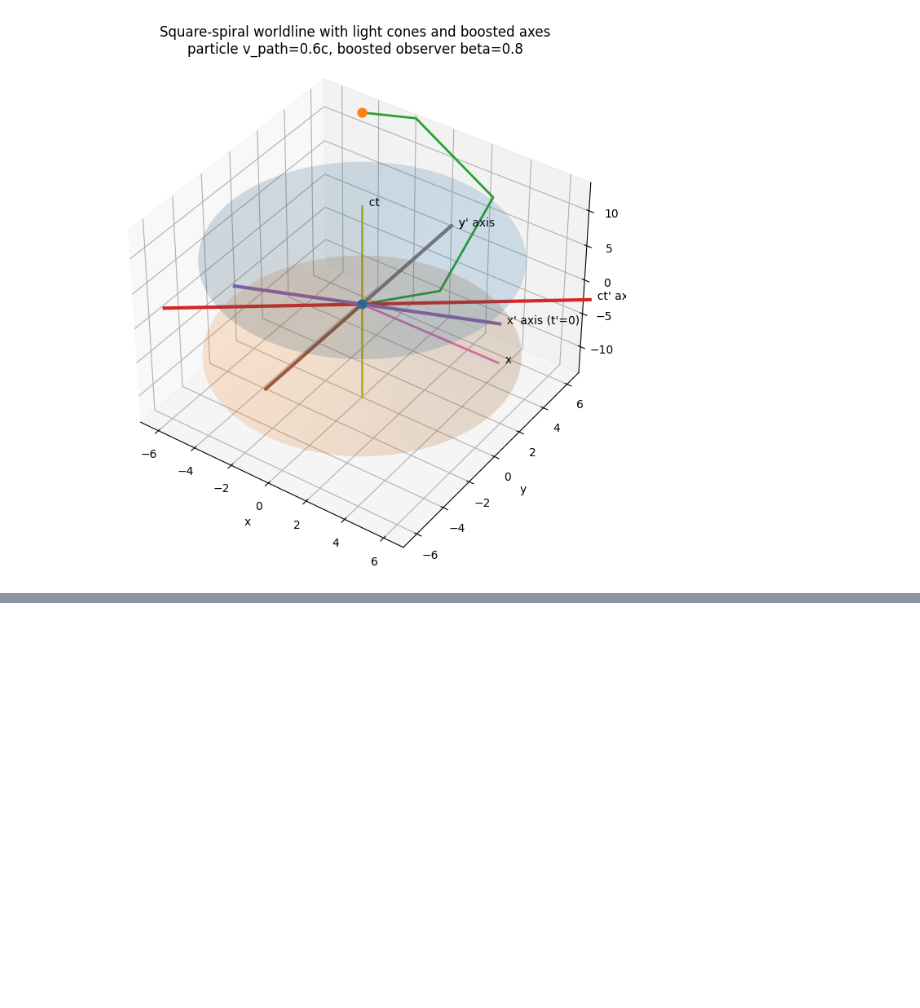
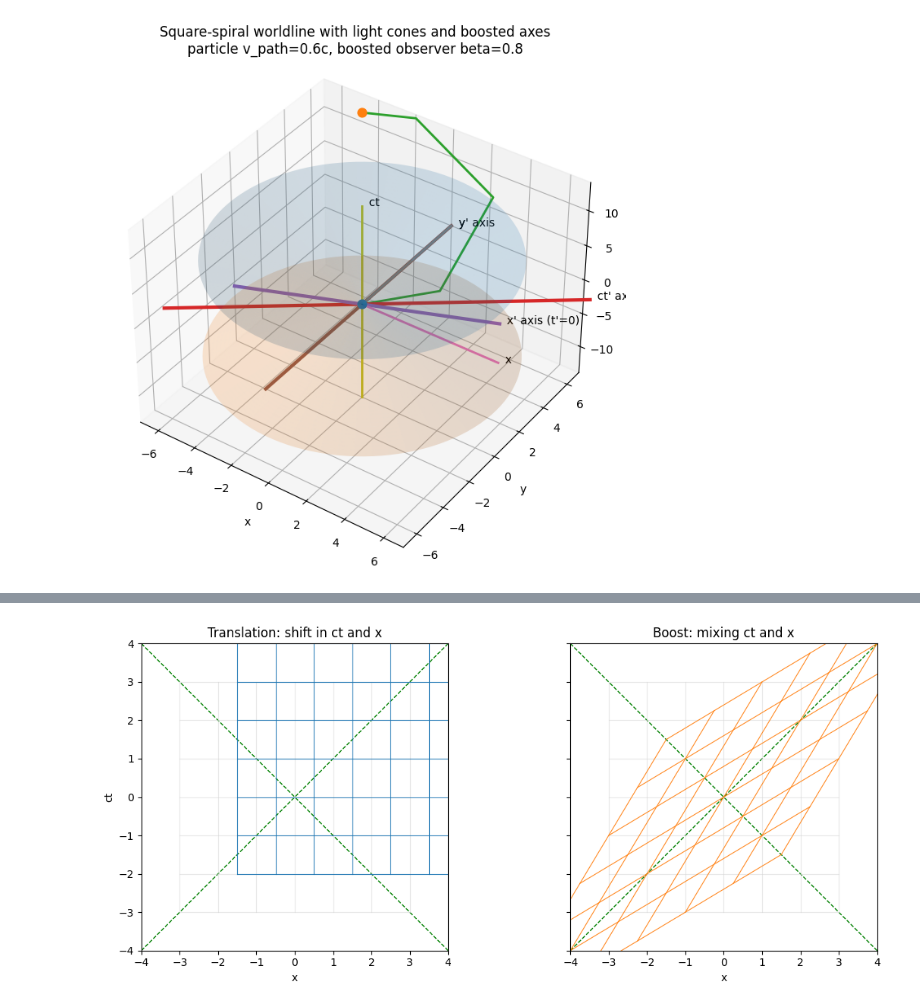
Before and after one commit to chrometoastr/physics, a Jupyter notebook: notebooks/physics/06_relativity/books/Spacetime and Geometry/01_SpecialRelativity.ipynb, the cells around one changed output, grey strips where cells are left out. Drawn from its saved outputs; the diff is of its cells as text; code cells hidden in the pictures; blank space fills up the shorter version.

```diff
--- a/notebooks/physics/06_relativity/books/Spacetime and Geometry/01_SpecialRelativity.ipynb
+++ b/notebooks/physics/06_relativity/books/Spacetime and Geometry/01_SpecialRelativity.ipynb
@@ -1063,0 +1171,86 @@ plt.show()
+# %%
+import numpy as np
+import matplotlib.pyplot as plt
+
+# ----------------------------
+# Helpers for grids and transforms
+# ----------------------------
+ct_vals = np.linspace(-3, 3, 7)
+x_vals = np.linspace(-3, 3, 7)
+line = np.linspace(-4, 4, 200)
+
+
+def draw_light_cone(ax):
+    ax.plot(line, line, color="green", linestyle="--", linewidth=1)
+    ax.plot(line, -line, color="green", linestyle="--", linewidth=1)
+
+
+def draw_grid(ax, transform=None, color="lightgray", linewidth=0.8, alpha=0.7):
+    for ct in ct_vals:
+        x_line = np.linspace(x_vals.min(), x_vals.max(), 200)
+        ct_line = np.full_like(x_line, ct)
+        if transform is None:
+            ct_t, x_t = ct_line, x_line
+        else:
+            ct_t, x_t = transform(ct_line, x_line)
+        ax.plot(x_t, ct_t, color=color, linewidth=linewidth, alpha=alpha)
+
+    for x in x_vals:
+        ct_line = np.linspace(ct_vals.min(), ct_vals.max(), 200)
+        x_line = np.full_like(ct_line, x)
+        if transform is None:
+            ct_t, x_t = ct_line, x_line
+        else:
+            ct_t, x_t = transform(ct_line, x_line)
+        ax.plot(x_t, ct_t, color=color, linewidth=linewidth, alpha=alpha)
+
+
+def translation_transform(a_ct, a_x):
+    def _transform(ct, x):
+        return ct + a_ct, x + a_x
+    return _transform
+
+
+def boost_transform(beta):
+    gamma = 1.0 / np.sqrt(1 - beta**2)
+
+    def _transform(ct, x):
+        ct_p = gamma * (ct + beta * x)
+        x_p = gamma * (beta * ct + x)
+        return ct_p, x_p
+    return _transform
+
+
+# ----------------------------
+# Visualization
+# ----------------------------
+fig, axes = plt.subplots(1, 2, figsize=(12, 5), sharey=True)
+
+# Translation panel
+ax = axes[0]
+draw_light_cone(ax)
+draw_grid(ax, color="lightgray", alpha=0.5)
+translate = translation_transform(a_ct=1.0, a_x=1.5)
+draw_grid(ax, transform=translate, color="tab:blue", alpha=0.9)
+ax.set_title("Translation: shift in ct and x")
+
+# Boost panel
+ax = axes[1]
+draw_light_cone(ax)
+draw_grid(ax, color="lightgray", alpha=0.5)
+boost = boost_transform(beta=0.6)
+draw_grid(ax, transform=boost, color="tab:orange", alpha=0.9)
+ax.set_title("Boost: mixing ct and x")
+
+for ax in axes:
+    ax.set_xlabel("x")
+    ax.set_xlim(-4, 4)
+    ax.set_ylim(-4, 4)
+    ax.set_aspect("equal")
+
+axes[0].set_ylabel("ct")
+
+plt.tight_layout()
+plt.show()
+# %% [output]
+[figure, added]
```
Also changed, not shown: parts of 22 cells of this notebook.
